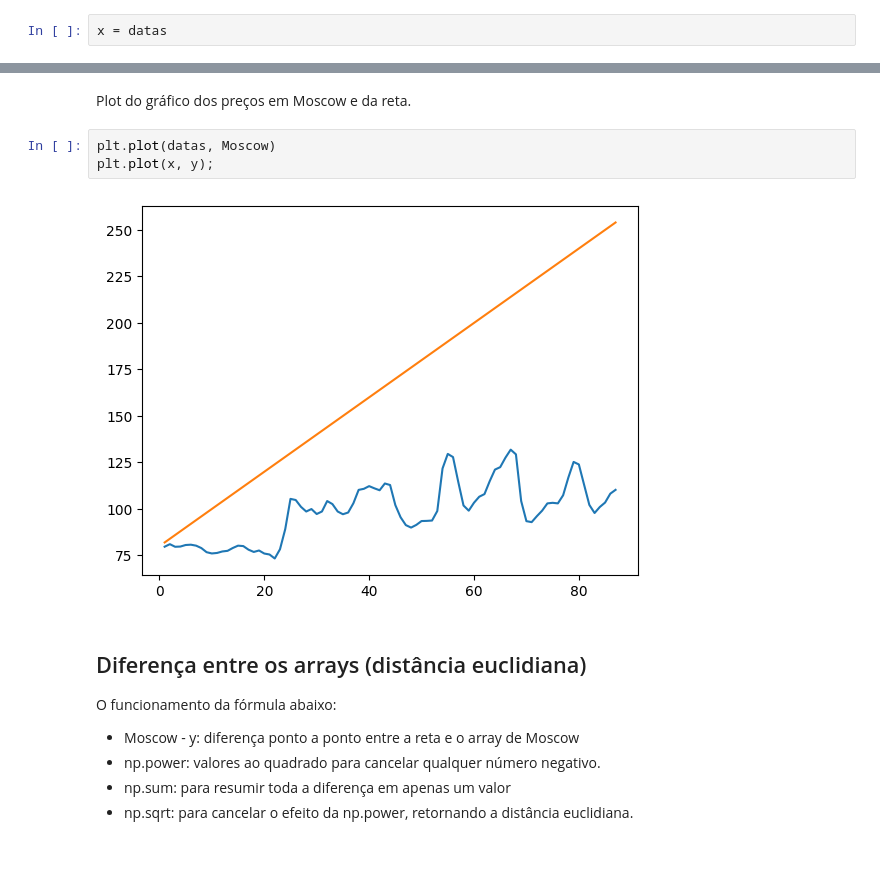
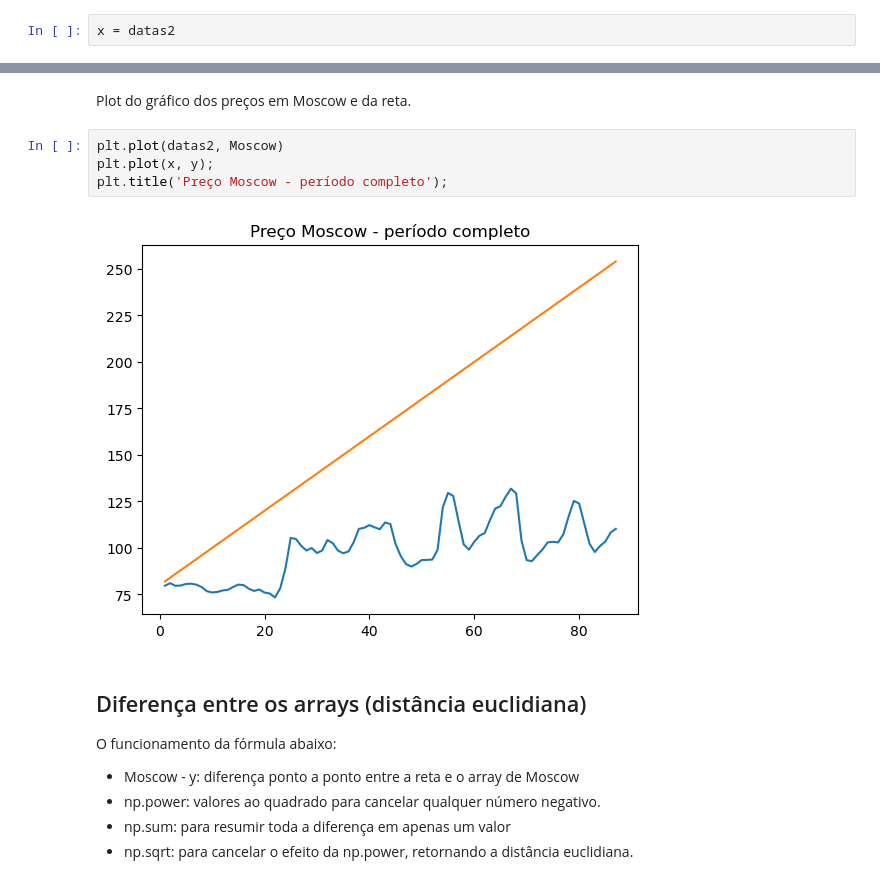
Before and after one commit to ogustavoalves/curso_numpy, a Jupyter notebook: Curso_Numpy.ipynb, the cells around one changed output, grey strips where cells are left out. Saved outputs shown, nothing was run; the diff lists cells and outputs as text; blank space fills up the shorter version.

```diff
--- a/Curso_Numpy.ipynb
+++ b/Curso_Numpy.ipynb
@@ -207,16 +227,17 @@ plt.plot(datas, Moscow);
 # %% [markdown]
 Abaixo há a definição da fórmula da reta:
 # %%
-x = datas
+x = datas2
 # %%
 y = 2*x + 80
 # %% [markdown]
 Plot do gráfico dos preços em Moscow e da reta.
 # %%
-plt.plot(datas, Moscow)
+plt.plot(datas2, Moscow)
 plt.plot(x, y);
+plt.title('Preço Moscow - período completo');
 # %% [output]
-[figure, old version]
+[figure, new version]
 # %% [markdown]
 ## Diferença entre os arrays (distância euclidiana)
 
```
Also changed, not shown: parts of 30 cells of this notebook.
